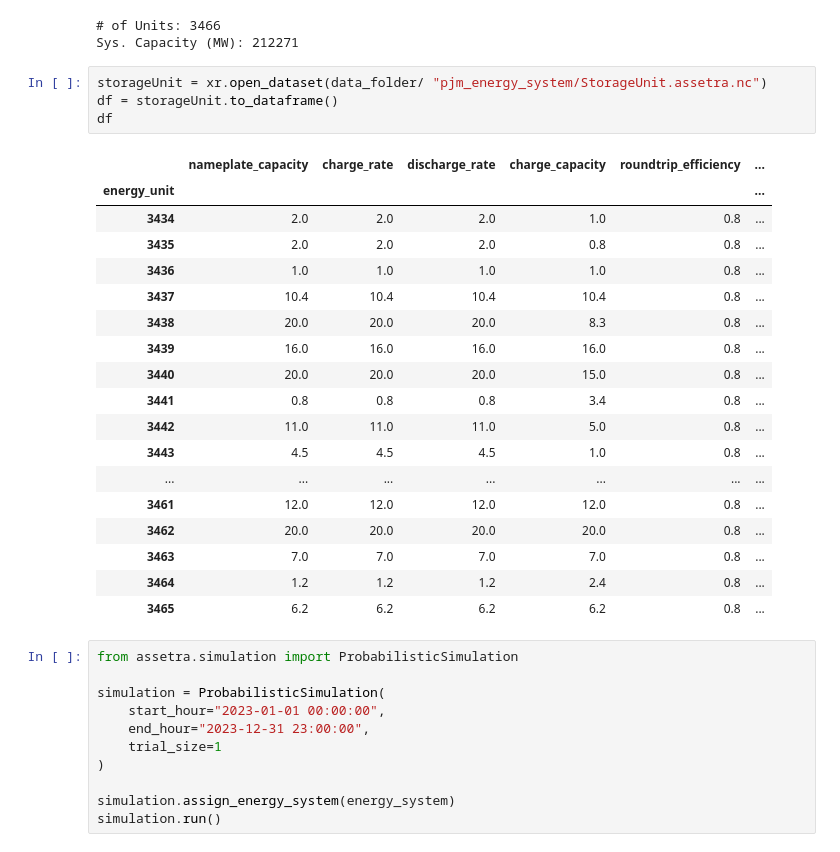
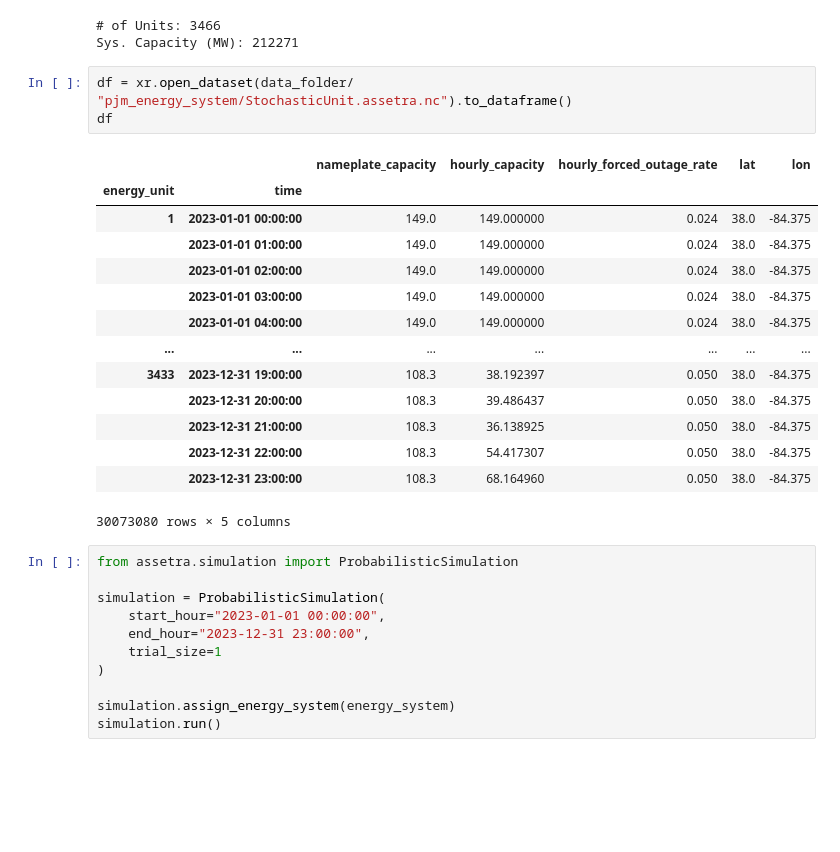
Before and after one commit to ijbd/assetra, a Jupyter notebook: examples/pjm_2023_test/pjm_test_preprocessing.ipynb, the cells around one changed output. Cells and saved outputs as stored; diff of their text form; blank space fills up the shorter version.

```diff
--- a/examples/pjm_2023_test/pjm_test_preprocessing.ipynb
+++ b/examples/pjm_2023_test/pjm_test_preprocessing.ipynb
@@ -497,28 +497,23 @@ print("Sys. Capacity (MW):", round(energy_system.system_capacity))
 # of Units: 3466
 Sys. Capacity (MW): 212271
 # %%
-storageUnit = xr.open_dataset(data_folder/ "pjm_energy_system/StorageUnit.assetra.nc")
-df = storageUnit.to_dataframe()
+df = xr.open_dataset(data_folder/ "pjm_energy_system/StochasticUnit.assetra.nc").to_dataframe()
 df
 # %% [output]
-|  | nameplate_capacity | charge_rate | discharge_rate | charge_capacity | roundtrip_efficiency | ... |
-| energy_unit |  |  |  |  |  | ... |
-| 3434 | 2.0 | 2.0 | 2.0 | 1.0 | 0.8 | ... |
-| 3435 | 2.0 | 2.0 | 2.0 | 0.8 | 0.8 | ... |
-| 3436 | 1.0 | 1.0 | 1.0 | 1.0 | 0.8 | ... |
-| 3437 | 10.4 | 10.4 | 10.4 | 10.4 | 0.8 | ... |
-| 3438 | 20.0 | 20.0 | 20.0 | 8.3 | 0.8 | ... |
-| 3439 | 16.0 | 16.0 | 16.0 | 16.0 | 0.8 | ... |
-| 3440 | 20.0 | 20.0 | 20.0 | 15.0 | 0.8 | ... |
-| 3441 | 0.8 | 0.8 | 0.8 | 3.4 | 0.8 | ... |
-| 3442 | 11.0 | 11.0 | 11.0 | 5.0 | 0.8 | ... |
-| 3443 | 4.5 | 4.5 | 4.5 | 1.0 | 0.8 | ... |
+|  |  | nameplate_capacity | hourly_capacity | hourly_forced_outage_rate | lat | lon |
+| energy_unit | time |  |  |  |  |  |
+| 1 | 2023-01-01 00:00:00 | 149.0 | 149.000000 | 0.024 | 38.0 | -84.375 |
+|  | 2023-01-01 01:00:00 | 149.0 | 149.000000 | 0.024 | 38.0 | -84.375 |
+|  | 2023-01-01 02:00:00 | 149.0 | 149.000000 | 0.024 | 38.0 | -84.375 |
+|  | 2023-01-01 03:00:00 | 149.0 | 149.000000 | 0.024 | 38.0 | -84.375 |
+|  | 2023-01-01 04:00:00 | 149.0 | 149.000000 | 0.024 | 38.0 | -84.375 |
 | ... | ... | ... | ... | ... | ... | ... |
-| 3461 | 12.0 | 12.0 | 12.0 | 12.0 | 0.8 | ... |
-| 3462 | 20.0 | 20.0 | 20.0 | 20.0 | 0.8 | ... |
-| 3463 | 7.0 | 7.0 | 7.0 | 7.0 | 0.8 | ... |
-| 3464 | 1.2 | 1.2 | 1.2 | 2.4 | 0.8 | ... |
-| 3465 | 6.2 | 6.2 | 6.2 | 6.2 | 0.8 | ... |
+| 3433 | 2023-12-31 19:00:00 | 108.3 | 38.192397 | 0.050 | 38.0 | -84.375 |
+|  | 2023-12-31 20:00:00 | 108.3 | 39.486437 | 0.050 | 38.0 | -84.375 |
+|  | 2023-12-31 21:00:00 | 108.3 | 36.138925 | 0.050 | 38.0 | -84.375 |
+|  | 2023-12-31 22:00:00 | 108.3 | 54.417307 | 0.050 | 38.0 | -84.375 |
+|  | 2023-12-31 23:00:00 | 108.3 | 68.164960 | 0.050 | 38.0 | -84.375 |
+30073080 rows × 5 columns
 # %%
 from assetra.simulation import ProbabilisticSimulation
 
```
